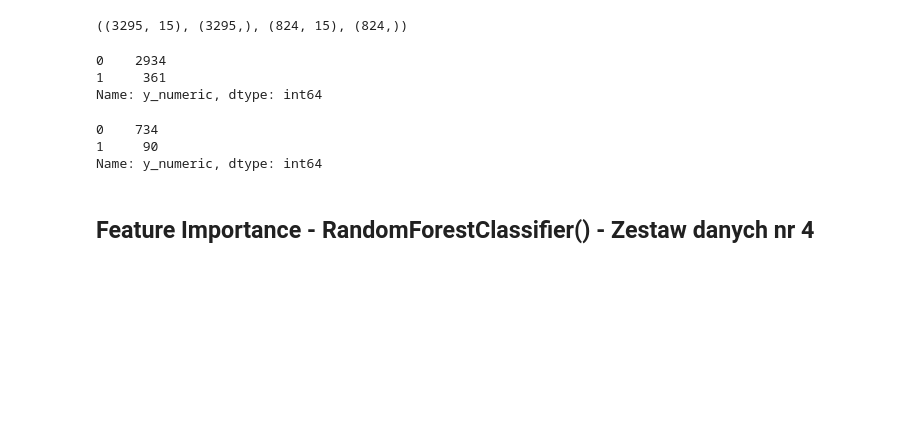
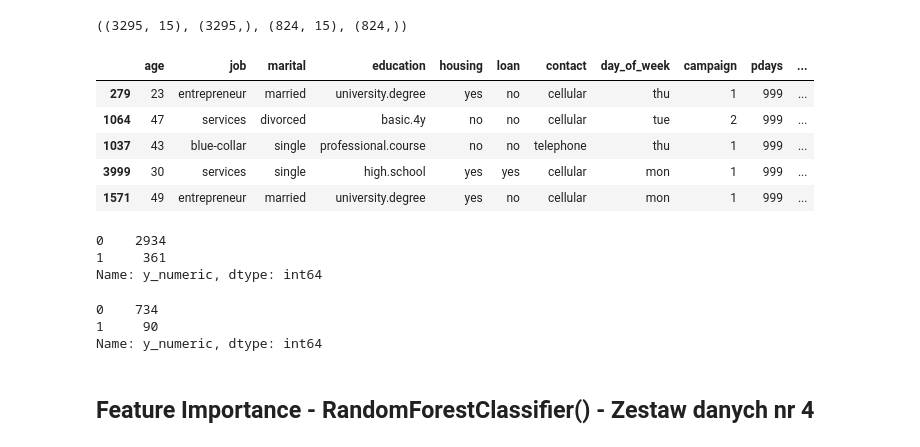
Before and after one commit to MarekSroka/Bank_Deposits, a Jupyter notebook: Bank_deposit_v4.ipynb, the cells around one changed output. Saved outputs shown, nothing was run; the diff lists cells and outputs as text; code cells hidden in the pictures; blank space fills up the shorter version.

```diff
--- a/Bank_deposit_v4.ipynb
+++ b/Bank_deposit_v4.ipynb
@@ -1550,7 +1542,7 @@ Random Forest Feature Importance - zestaw danych 3:
 # %%
 model_columns_4 = ['age', 'job', 'marital', 'education', 'housing', 'loan',
        'contact', 'day_of_week', 'campaign', 'pdays', 'previous', 'poutcome',
-       'cons.price.idx', 'cons.conf.idx', 'month_year',
+       'emp.var.rate', 'cons.conf.idx', 'month_year',
         'y_numeric']
 # %%
 print(len(model_columns_4))
@@ -1613,6 +1605,15 @@ X_train_4, X_test_4, y_train_4, y_test_4 = train_test_split(X_4, y_4, test_size=
 X_train_4.shape, y_train_4.shape, X_test_4.shape, y_test_4.shape
 # %% [output]
 ((3295, 15), (3295,), (824, 15), (824,))
+# %%
+X_train_4.head()
+# %% [output]
+|  | age | job | marital | education | housing | loan | contact | day_of_week | campaign | pdays | ... |
+| 279 | 23 | entrepreneur | married | university.degree | yes | no | cellular | thu | 1 | 999 | ... |
+| 1064 | 47 | services | divorced | basic.4y | no | no | cellular | tue | 2 | 999 | ... |
+| 1037 | 43 | blue-collar | single | professional.course | no | no | telephone | thu | 1 | 999 | ... |
+| 3999 | 30 | services | single | high.school | yes | yes | cellular | mon | 1 | 999 | ... |
+| 1571 | 49 | entrepreneur | married | university.degree | yes | no | cellular | mon | 1 | 999 | ... |
 # %%
 y_train_4.value_counts()
 # %% [output]
```
Also changed, not shown: parts of 93 cells of this notebook.
